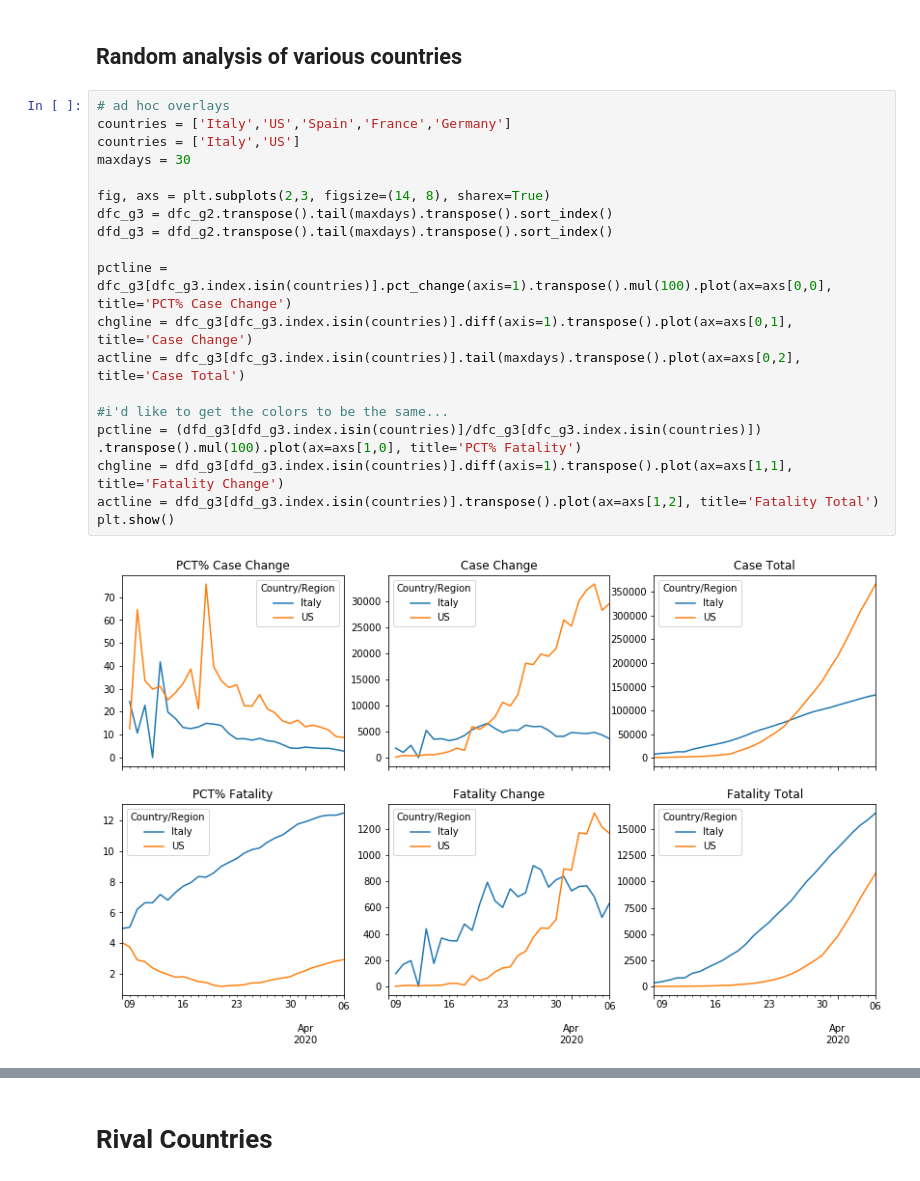
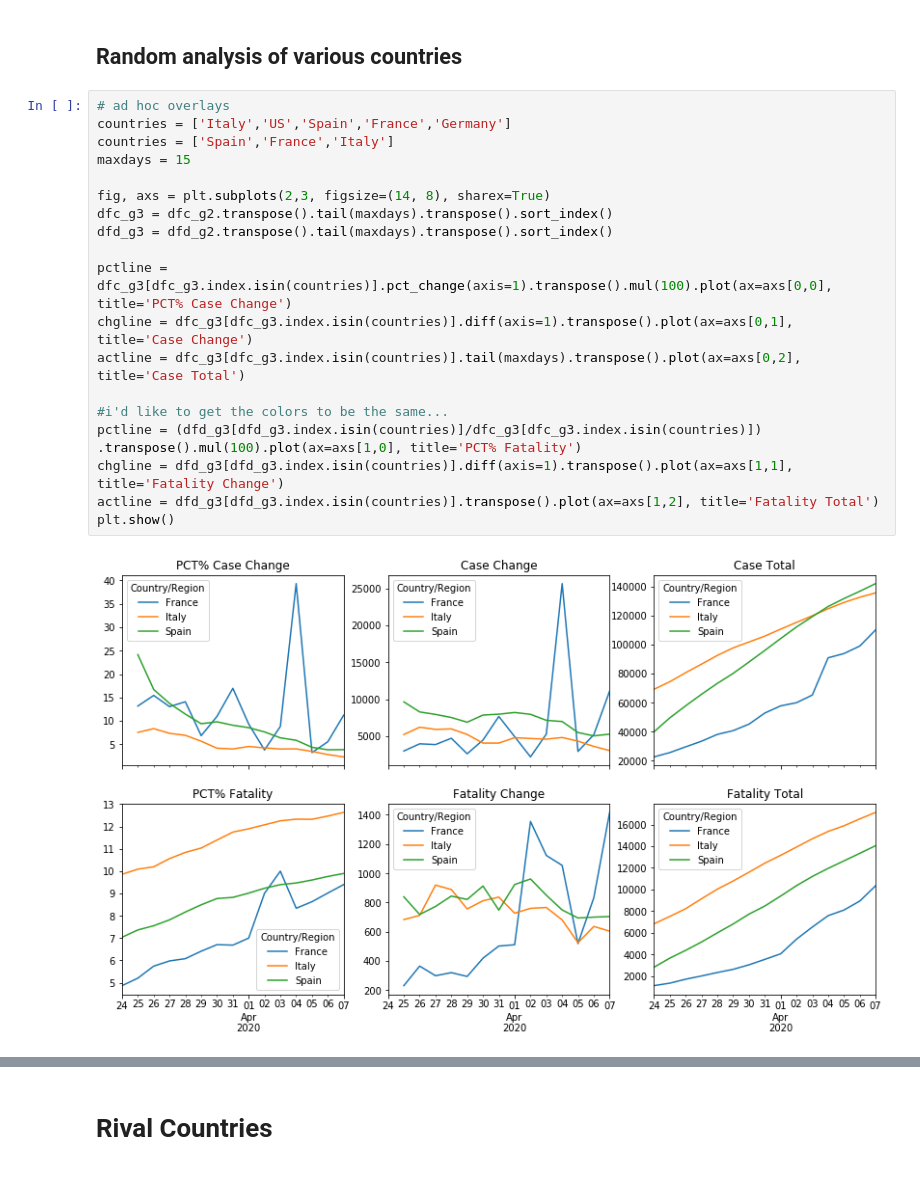
Before and after one commit to dougfoo/machineLearning, a Jupyter notebook: covid/COVID-global-working.ipynb, the cells around one changed output, grey strips where cells are left out. Saved outputs shown, nothing was run; the diff lists cells and outputs as text.

```diff
--- a/covid/COVID-global-working.ipynb
+++ b/covid/COVID-global-working.ipynb
@@ -247,23 +247,23 @@ display('top countries', dfc_g2.sort_values(by=[dfc_g2.columns[-1]], ascending=F
 # %%
 # ad hoc overlays
 countries = ['Italy','US','Spain','France','Germany']
-countries = ['Italy','US']
-maxdays = 30
+countries = ['Spain','France','Italy']
+maxdays = 15
 
 fig, axs = plt.subplots(2,3, figsize=(14, 8), sharex=True)
 dfc_g3 = dfc_g2.transpose().tail(maxdays).transpose().sort_index()
 dfd_g3 = dfd_g2.transpose().tail(maxdays).transpose().sort_index()
 
 pctline = dfc_g3[dfc_g3.index.isin(countries)].pct_change(axis=1).transpose().mul(100).plot(ax=axs[0,0], title='PCT% Case Change')
 chgline = dfc_g3[dfc_g3.index.isin(countries)].diff(axis=1).transpose().plot(ax=axs[0,1], title='Case Change')
 actline = dfc_g3[dfc_g3.index.isin(countries)].tail(maxdays).transpose().plot(ax=axs[0,2], title='Case Total')
 
 #i'd like to get the colors to be the same...
 pctline = (dfd_g3[dfd_g3.index.isin(countries)]/dfc_g3[dfc_g3.index.isin(countries)]) .transpose().mul(100).plot(ax=axs[1,0], title='PCT% Fatality')
 chgline = dfd_g3[dfd_g3.index.isin(countries)].diff(axis=1).transpose().plot(ax=axs[1,1], title='Fatality Change')
 actline = dfd_g3[dfd_g3.index.isin(countries)].transpose().plot(ax=axs[1,2], title='Fatality Total')
 plt.show()
 # %% [output]
-[figure, old version]
+[figure, new version]
 # %%
 # rolling 3 day to smooth out
```
Also changed, not shown: parts of 17 cells of this notebook, 1 other file.
